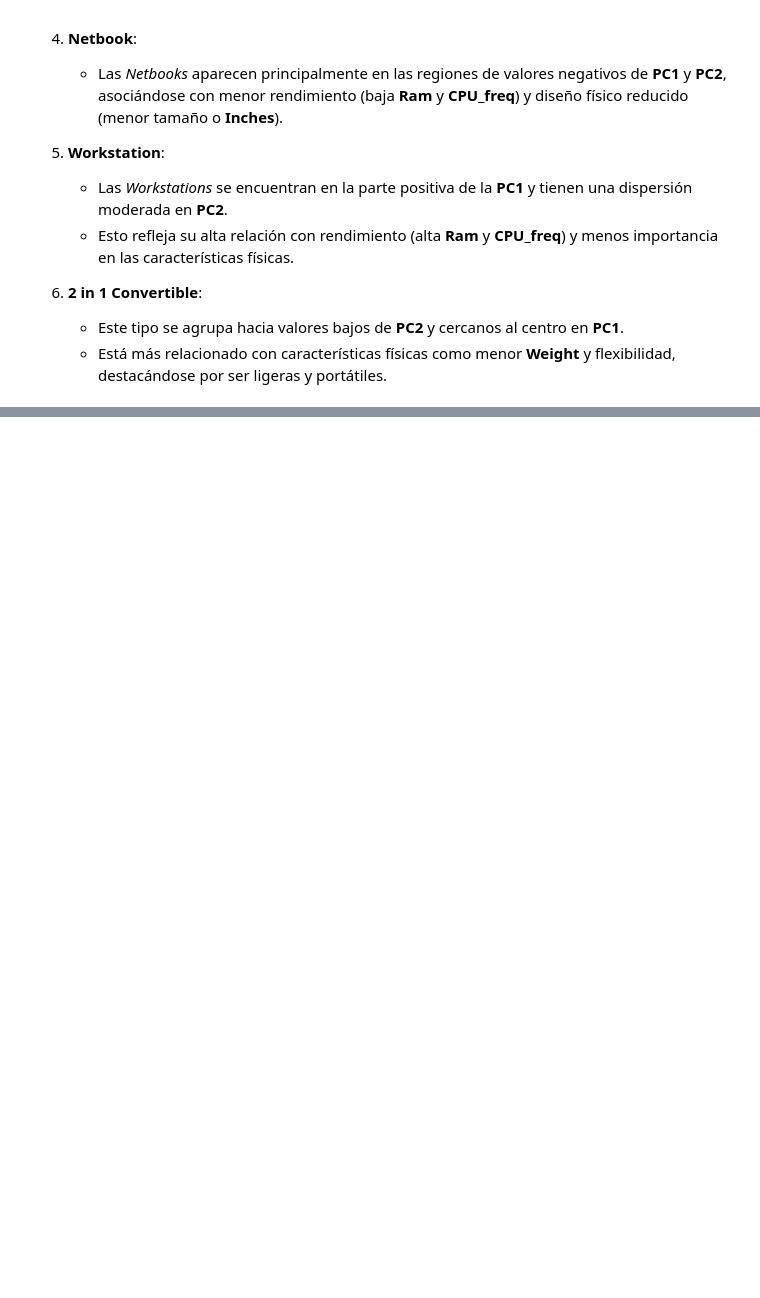
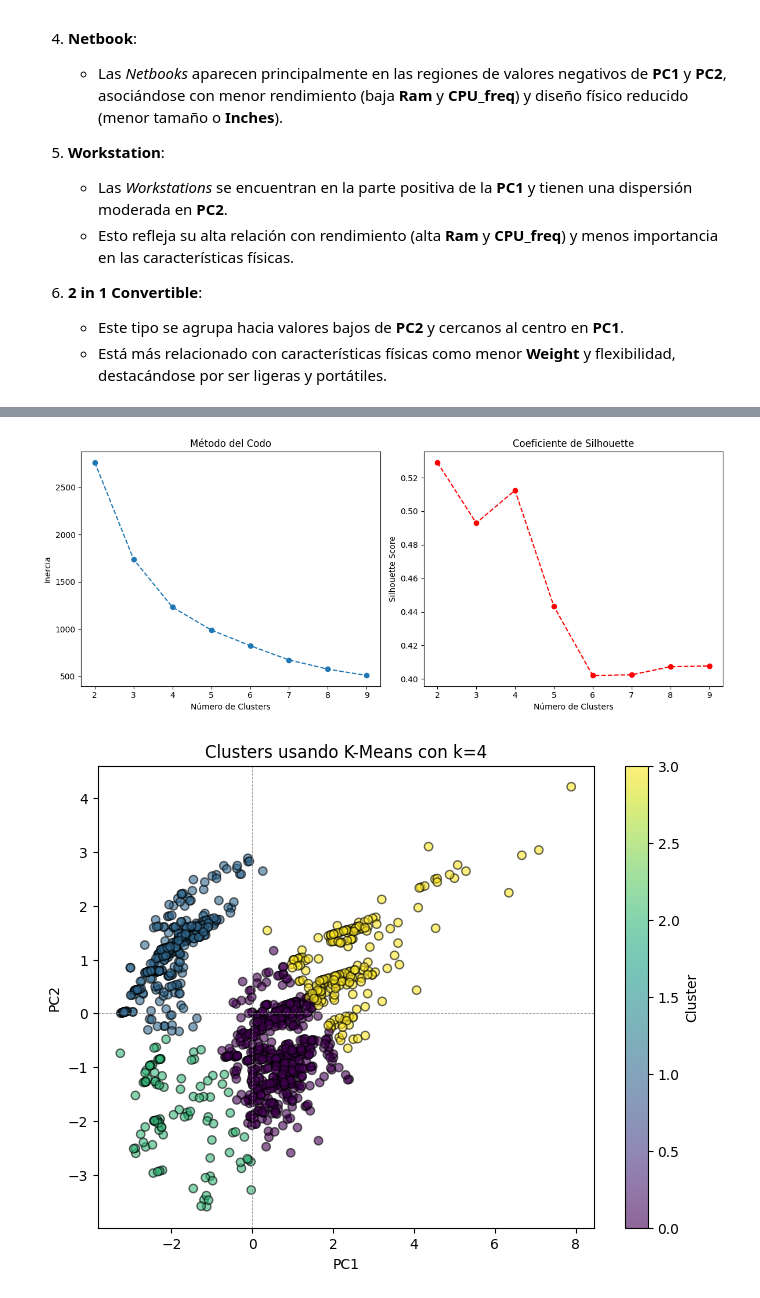
Before and after one commit to gaboCiber/A-statistical-analisis-of-Laptop-Prices, a Jupyter notebook: laptop_prices.ipynb, the cells around one changed output, grey strips where cells are left out. Saved outputs shown, nothing was run; the diff lists cells and outputs as text; code cells hidden in the pictures; blank space fills up the shorter version.

Commit message:
Clustering 2

```diff
--- a/laptop_prices.ipynb
+++ b/laptop_prices.ipynb
@@ -2364,0 +2282,57 @@ plt.show()
+# %%
+import numpy as np
+import matplotlib.pyplot as plt
+from sklearn.cluster import KMeans
+from sklearn.metrics import silhouette_score
+
+# Seleccionar las dos primeras componentes principales
+pca_components = X_pca[:, :2]
+
+# Determinar el número óptimo de clusters usando el método del codo
+inertia = []
+silhouette_scores = []
+k_values = range(2, 10)
+
+for k in k_values:
+    kmeans = KMeans(n_clusters=k, random_state=42, n_init=10)
+    kmeans.fit(pca_components)
+    inertia.append(kmeans.inertia_)
+    silhouette_scores.append(silhouette_score(pca_components, kmeans.labels_))
+
+# Graficar el método del codo
+plt.figure(figsize=(12, 5))
+plt.subplot(1, 2, 1)
+plt.plot(k_values, inertia, marker='o', linestyle='--')
+plt.xlabel('Número de Clusters')
+plt.ylabel('Inercia')
+plt.title('Método del Codo')
+
+# Graficar la silhouette score
+plt.subplot(1, 2, 2)
+plt.plot(k_values, silhouette_scores, marker='o', linestyle='--', color='red')
+plt.xlabel('Número de Clusters')
+plt.ylabel('Silhouette Score')
+plt.title('Coeficiente de Silhouette')
+
+plt.tight_layout()
+plt.show()
+
+# Aplicar K-Means con el número óptimo de clusters
+k_optimo = 4  # Ajustar según el análisis del codo
+kmeans = KMeans(n_clusters=k_optimo, random_state=42, n_init=10)
+kmeans.fit(pca_components)
+labels = kmeans.labels_
+
+# Visualización de los clusters
+plt.figure(figsize=(8, 6))
+plt.scatter(pca_components[:, 0], pca_components[:, 1], c=labels, cmap='viridis', alpha=0.6, edgecolors='k')
+plt.xlabel('PC1')
+plt.ylabel('PC2')
+plt.title(f'Clusters usando K-Means con k={k_optimo}')
+plt.colorbar(label='Cluster')
+plt.axhline(0, color='gray', linestyle='--', linewidth=0.5)
+plt.axvline(0, color='gray', linestyle='--', linewidth=0.5)
+plt.show()
+# %% [output]
+[figure, added]
+[figure, added]
```
Also changed, not shown: parts of 12 cells of this notebook.
